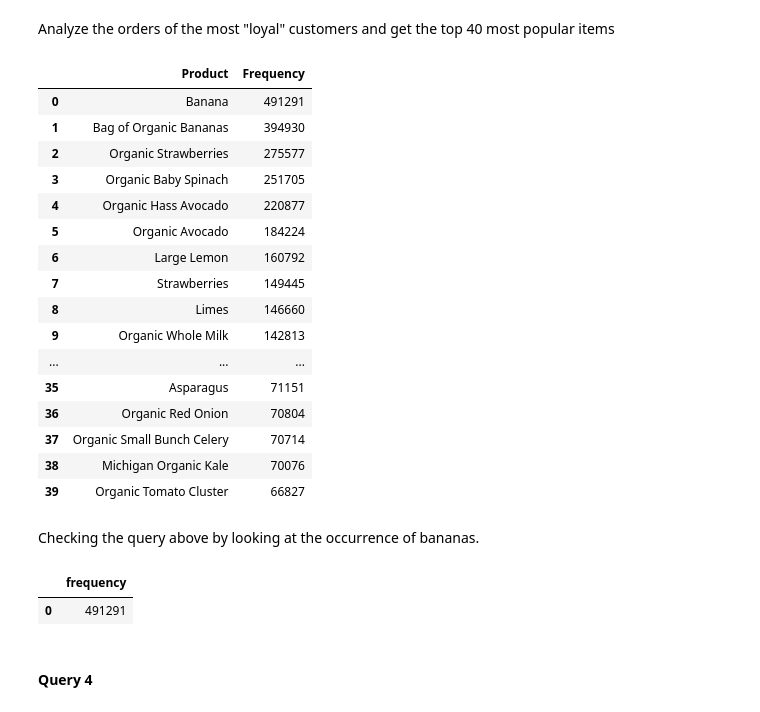
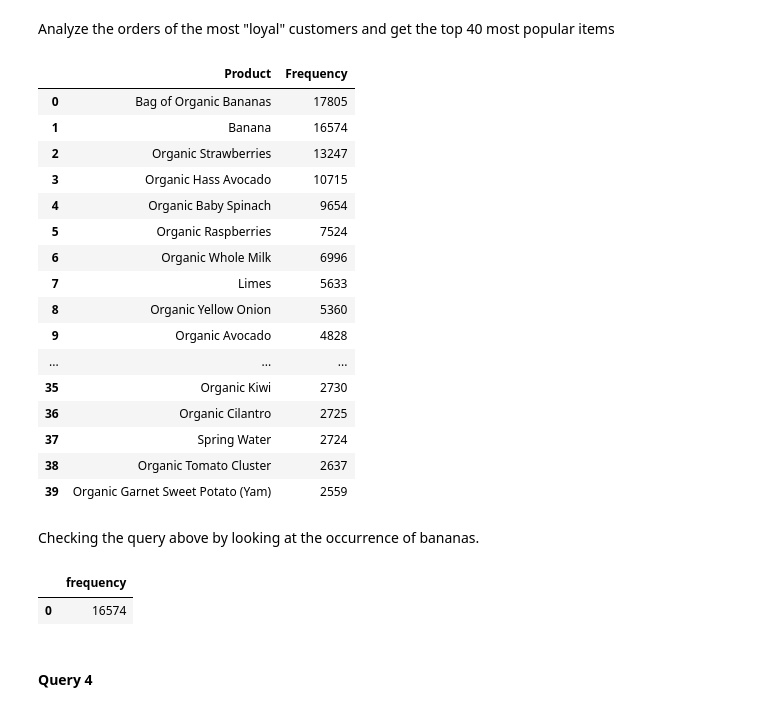
Before and after one commit to anarod1711/Bme-ase, a Jupyter notebook: instacart_analysis.ipynb, the cells around one changed output. Saved outputs shown, nothing was run; the diff lists cells and outputs as text; code cells hidden in the pictures.

```diff
--- a/instacart_analysis.ipynb
+++ b/instacart_analysis.ipynb
@@ -90,40 +77,40 @@ Analyze the orders of the most "loyal" customers and get the top 40 most popular
 # %%
 %%bigquery
 SELECT p.product_name AS Product, count(1) AS Frequency
 FROM
   (SELECT os.order_id
   FROM
     (SELECT user_id, COUNT(order_id) as frequency
     FROM instacart_modeled.Orders
     GROUP BY user_id
     HAVING(frequency=100)) us
-  RIGHT OUTER JOIN instacart_modeled.Orders os
+  INNER JOIN instacart_modeled.Orders os
   ON us.user_id=os.user_id) o
-RIGHT OUTER JOIN instacart_modeled.Order_Products op
+INNER JOIN instacart_modeled.Order_Products op
 ON o.order_id=op.order_id
-RIGHT OUTER JOIN instacart_modeled.Products p
+INNER JOIN instacart_modeled.Products p
 ON op.product_id=p.product_id
 GROUP BY p.product_name
 ORDER BY frequency desc
 LIMIT 40
 # %% [output]
 |  | Product | Frequency |
-| 0 | Banana | 491291 |
-| 1 | Bag of Organic Bananas | 394930 |
-| 2 | Organic Strawberries | 275577 |
-| 3 | Organic Baby Spinach | 251705 |
-| 4 | Organic Hass Avocado | 220877 |
-| 5 | Organic Avocado | 184224 |
-| 6 | Large Lemon | 160792 |
-| 7 | Strawberries | 149445 |
-| 8 | Limes | 146660 |
-| 9 | Organic Whole Milk | 142813 |
+| 0 | Bag of Organic Bananas | 17805 |
+| 1 | Banana | 16574 |
+| 2 | Organic Strawberries | 13247 |
+| 3 | Organic Hass Avocado | 10715 |
+| 4 | Organic Baby Spinach | 9654 |
+| 5 | Organic Raspberries | 7524 |
+| 6 | Organic Whole Milk | 6996 |
+| 7 | Limes | 5633 |
+| 8 | Organic Yellow Onion | 5360 |
+| 9 | Organic Avocado | 4828 |
 | ... | ... | ... |
-| 35 | Asparagus | 71151 |
-| 36 | Organic Red Onion | 70804 |
-| 37 | Organic Small Bunch Celery | 70714 |
-| 38 | Michigan Organic Kale | 70076 |
-| 39 | Organic Tomato Cluster | 66827 |
+| 35 | Organic Kiwi | 2730 |
+| 36 | Organic Cilantro | 2725 |
+| 37 | Spring Water | 2724 |
+| 38 | Organic Tomato Cluster | 2637 |
+| 39 | Organic Garnet Sweet Potato (Yam) | 2559 |
 # %% [markdown]
 Checking the query above by looking at the occurrence of bananas.
 # %%
@@ -136,17 +123,17 @@ FROM
   FROM instacart_modeled.Orders
   GROUP BY user_id
   HAVING(frequency=100)) us
-RIGHT OUTER JOIN instacart_modeled.Orders os
+INNER JOIN instacart_modeled.Orders os
 ON us.user_id=os.user_id) o
-RIGHT OUTER JOIN instacart_modeled.Order_Products op
+INNER JOIN instacart_modeled.Order_Products op
 ON o.order_id=op.order_id
-RIGHT OUTER JOIN instacart_modeled.Products p
+INNER JOIN instacart_modeled.Products p
 ON op.product_id=p.product_id
 WHERE p.product_name='Banana'
 ORDER BY frequency desc
 # %% [output]
 |  | frequency |
-| 0 | 491291 |
+| 0 | 16574 |
 # %% [markdown]
 #### Query 4
 # %% [markdown]
```
Also changed, not shown: parts of 25 cells of this notebook, 1 other file.
